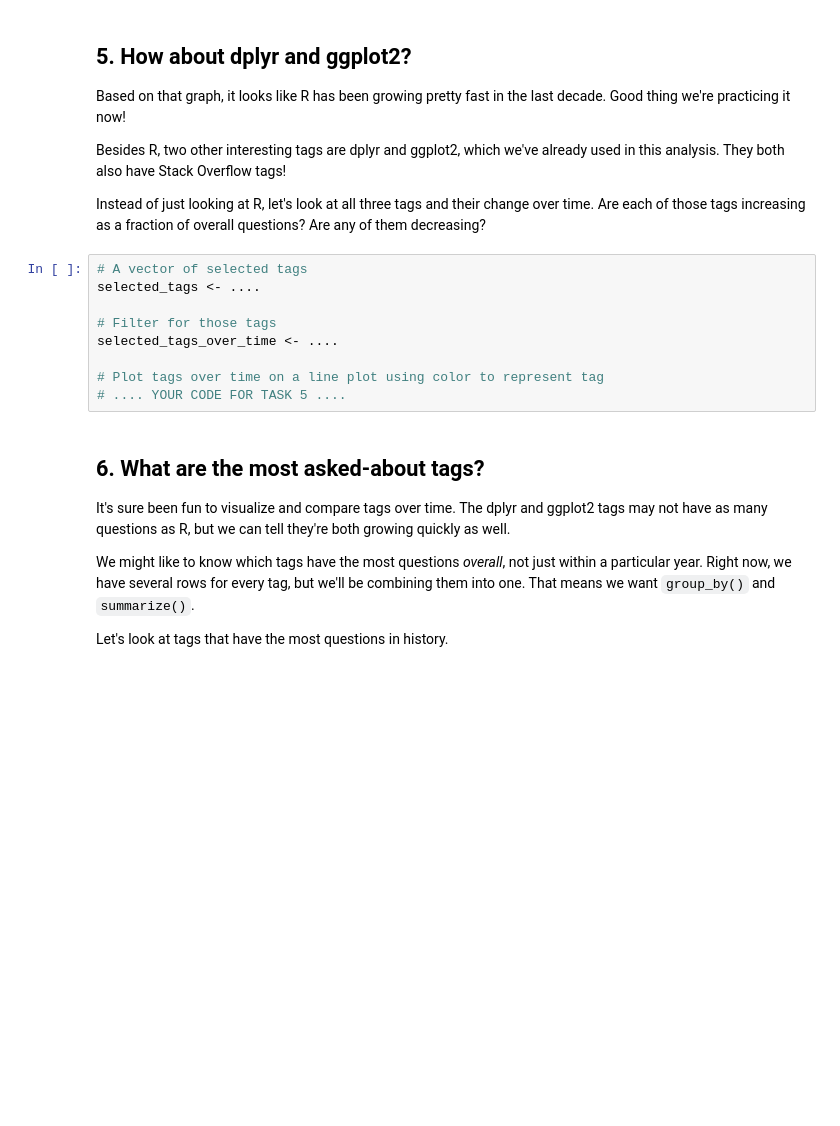
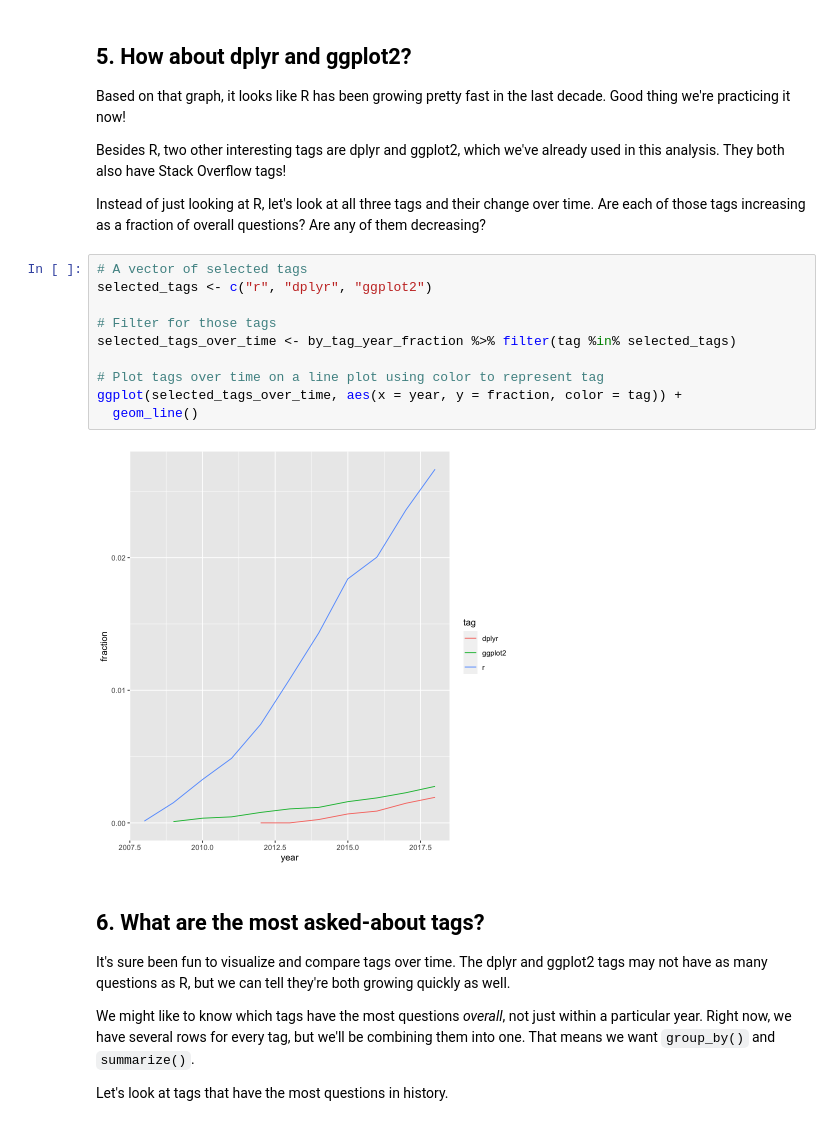
Before and after one commit to JeremyTallant/programming_languages_analysis, a Jupyter notebook: programming_analysis.ipynb, the cells around one changed output. Cells and saved outputs as stored; diff of their text form; blank space fills up the shorter version.

```diff
--- a/programming_analysis.ipynb
+++ b/programming_analysis.ipynb
@@ -125,13 +125,16 @@ ggplot(r_over_time, aes(x = year, y = fraction)) +
 <p>Instead of just looking at R, let's look at all three tags and their change over time. Are each of those tags increasing as a fraction of overall questions? Are any of them decreasing?</p>
 # %%
 # A vector of selected tags
-selected_tags <- ....
+selected_tags <- c("r", "dplyr", "ggplot2")
 
 # Filter for those tags
-selected_tags_over_time <- ....
+selected_tags_over_time <- by_tag_year_fraction %>% filter(tag %in% selected_tags)
 
 # Plot tags over time on a line plot using color to represent tag
-# .... YOUR CODE FOR TASK 5 ....
+ggplot(selected_tags_over_time, aes(x = year, y = fraction, color = tag)) +
+  geom_line()
+# %% [output]
+[figure, added]
 # %% [markdown]
 ## 6. What are the most asked-about tags?
 <p>It's sure been fun to visualize and compare tags over time. The dplyr and ggplot2 tags may not have as many questions as R, but we can tell they're both growing quickly as well.</p>
```
